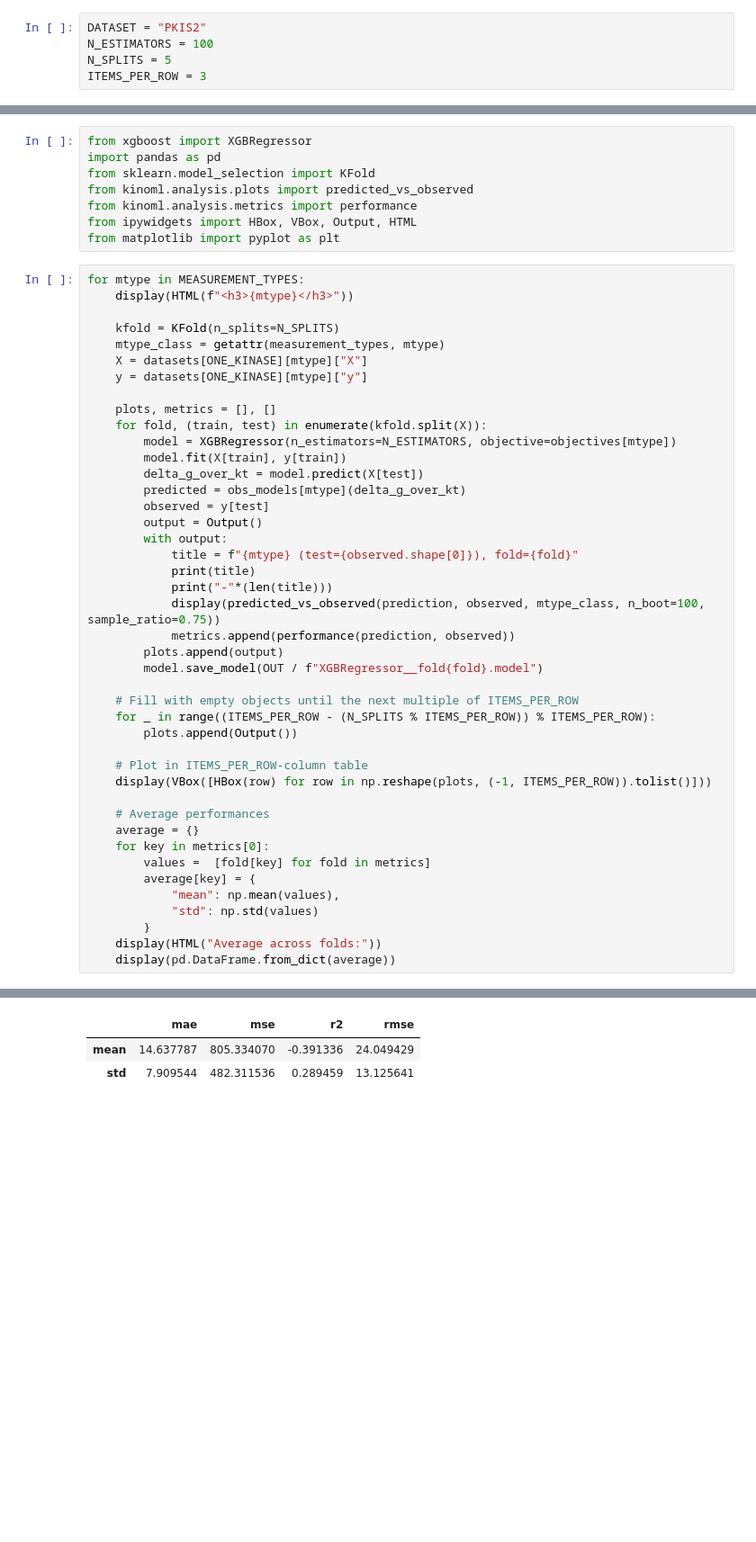
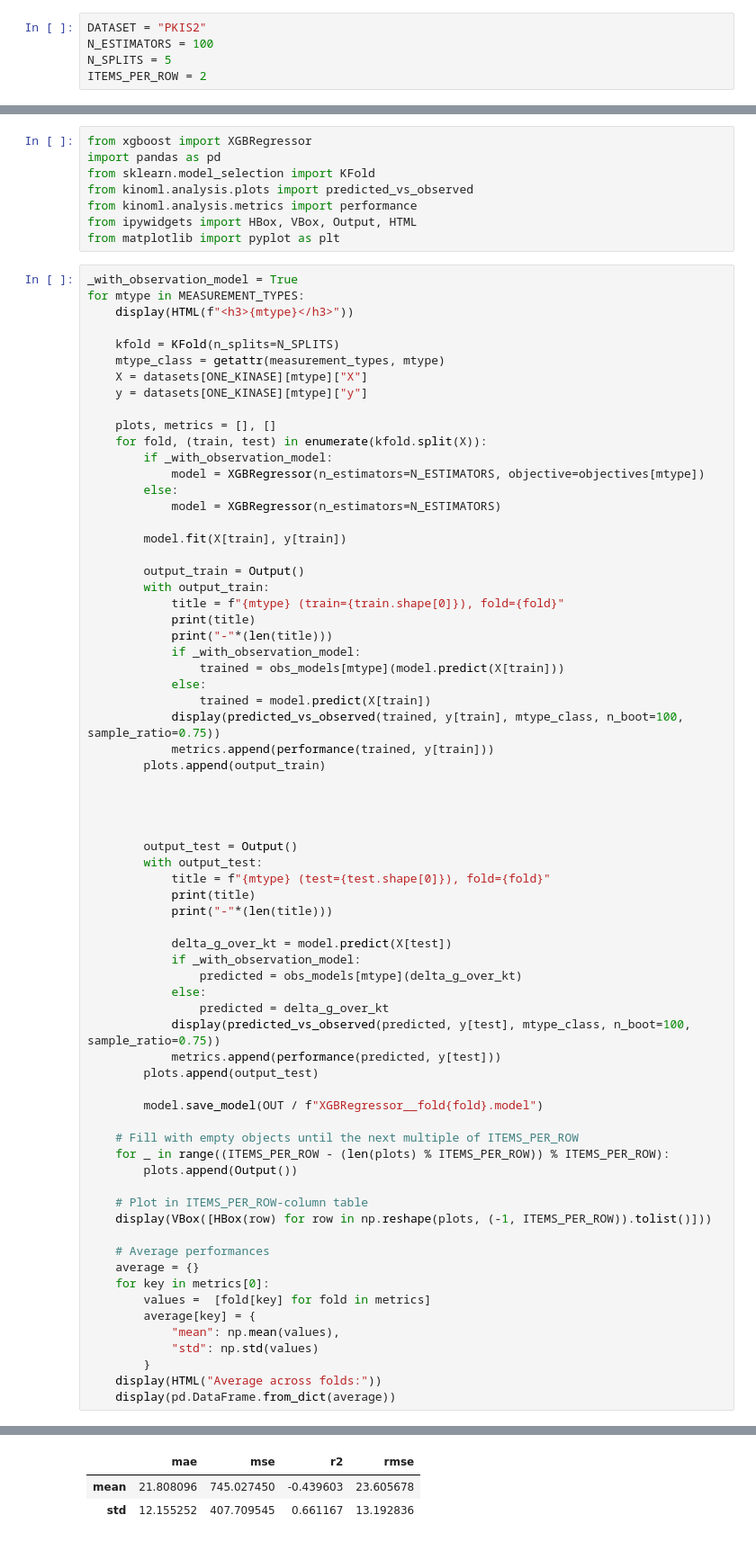
Before and after one commit to openkinome/experiments-binding-affinity, a Jupyter notebook: ligand-based/MorganFingerprint/XGB/train+test.ipynb, the cells around one changed output, grey strips where cells are left out. Shown at 90% size. Cells and saved outputs as stored; diff of their text form; blank space fills up the shorter version.

Commit message:
Add train/test plots for comparison

```diff
--- a/ligand-based/MorganFingerprint/XGB/train+test.ipynb
+++ b/ligand-based/MorganFingerprint/XGB/train+test.ipynb
@@ -14,7 +14,7 @@ We can pass those dict-like arrays to an adapter class for Torch Datasets, which
 DATASET = "PKIS2"
 N_ESTIMATORS = 100
 N_SPLITS = 5
-ITEMS_PER_ROW = 3
+ITEMS_PER_ROW = 2
 # %%
 MEASUREMENT_TYPES = {
     "ChEMBL": ["pKiMeasurement", "pIC50Measurement", "pKdMeasurement"],
@@ -71,6 +71,7 @@ from kinoml.analysis.metrics import performance
 from ipywidgets import HBox, VBox, Output, HTML
 from matplotlib import pyplot as plt
 # %%
+_with_observation_model = True
 for mtype in MEASUREMENT_TYPES:
     display(HTML(f"<h3>{mtype}</h3>"))
 
@@ -81,23 +82,48 @@ for mtype in MEASUREMENT_TYPES:
 
     plots, metrics = [], []
     for fold, (train, test) in enumerate(kfold.split(X)):
-        model = XGBRegressor(n_estimators=N_ESTIMATORS, objective=objectives[mtype])
+        if _with_observation_model:
+            model = XGBRegressor(n_estimators=N_ESTIMATORS, objective=objectives[mtype])
+        else:
+            model = XGBRegressor(n_estimators=N_ESTIMATORS)
+
         model.fit(X[train], y[train])
-        delta_g_over_kt = model.predict(X[test])
-        predicted = obs_models[mtype](delta_g_over_kt)
-        observed = y[test]
-        output = Output()
-        with output:
-            title = f"{mtype} (test={observed.shape[0]}), fold={fold}"
+
+        output_train = Output()
+        with output_train:
+            title = f"{mtype} (train={train.shape[0]}), fold={fold}"
             print(title)
             print("-"*(len(title)))
-            display(predicted_vs_observed(prediction, observed, mtype_class, n_boot=100, sample_ratio=0.75))
-            metrics.append(performance(prediction, observed))
-        plots.append(output)
+            if _with_observation_model:
+                trained = obs_models[mtype](model.predict(X[train]))
+            else:
+                trained = model.predict(X[train])
+            display(predicted_vs_observed(trained, y[train], mtype_class, n_boot=100, sample_ratio=0.75))
+            metrics.append(performance(trained, y[train]))
+        plots.append(output_train)
+
+
+
+
+        output_test = Output()
+        with output_test:
+            title = f"{mtype} (test={test.shape[0]}), fold={fold}"
+            print(title)
+            print("-"*(len(title)))
+
+            delta_g_over_kt = model.predict(X[test])
+            if _with_observation_model:
+                predicted = obs_models[mtype](delta_g_over_kt)
+            else:
+                predicted = delta_g_over_kt
+            display(predicted_vs_observed(predicted, y[test], mtype_class, n_boot=100, sample_ratio=0.75))
+            metrics.append(performance(predicted, y[test]))
+        plots.append(output_test)
+
         model.save_model(OUT / f"XGBRegressor__fold{fold}.model")
 
     # Fill with empty objects until the next multiple of ITEMS_PER_ROW
-    for _ in range((ITEMS_PER_ROW - (N_SPLITS % ITEMS_PER_ROW)) % ITEMS_PER_ROW):
+    for _ in range((ITEMS_PER_ROW - (len(plots) % ITEMS_PER_ROW)) % ITEMS_PER_ROW):
         plots.append(Output())
 
     # Plot in ITEMS_PER_ROW-column table
@@ -120,6 +146,6 @@ for mtype in MEASUREMENT_TYPES:
 |  | mae | mse | r2 | rmse |
-| mean | 14.637787 | 805.334070 | -0.391336 | 24.049429 |
-| std | 7.909544 | 482.311536 | 0.289459 | 13.125641 |
+| mean | 21.808096 | 745.027450 | -0.439603 | 23.605678 |
+| std | 12.155252 | 407.709545 | 0.661167 | 13.192836 |
 # %%
 from kinoml.utils import watermark
 watermark()
```
Also changed, not shown: parts of 3 cells of this notebook.
